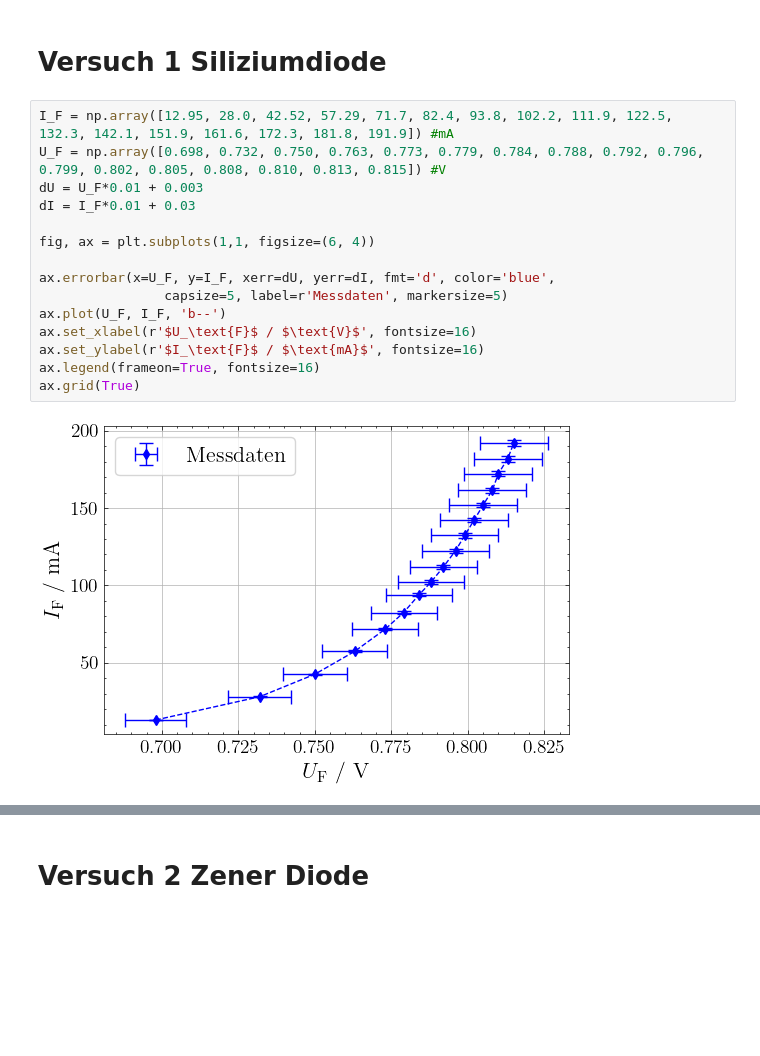
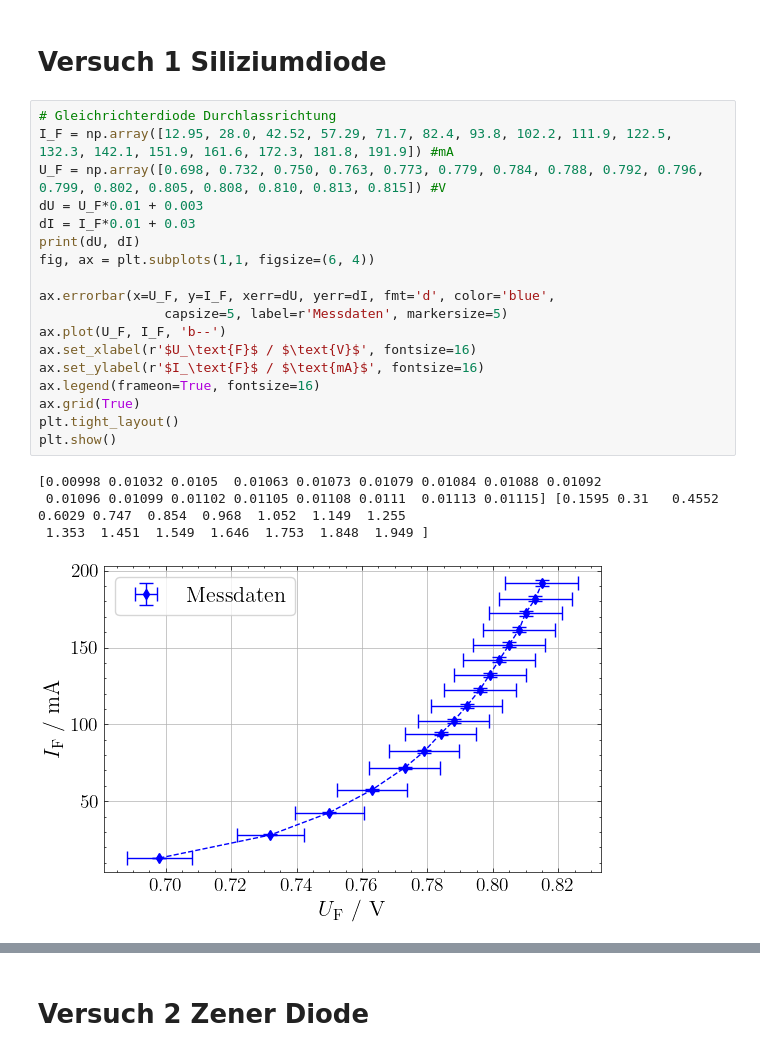
Before and after one commit to eudaemon3/Labor-Experimentalphysik-2, a Jupyter notebook: 05_Halbleiterdiode/Auswertung.ipynb, the cells around one changed output, grey strips where cells are left out. Saved outputs shown, nothing was run; the diff lists cells and outputs as text; blank space fills up the shorter version.

```diff
--- a/05_Halbleiterdiode/Auswertung.ipynb
+++ b/05_Halbleiterdiode/Auswertung.ipynb
@@ -25,20 +25,26 @@ def get_all_csv() -> list[str]:
 # %% [markdown]
 # Versuch 1 Siliziumdiode
 # %%
+# Gleichrichterdiode Durchlassrichtung
 I_F = np.array([12.95, 28.0, 42.52, 57.29, 71.7, 82.4, 93.8, 102.2, 111.9, 122.5, 132.3, 142.1, 151.9, 161.6, 172.3, 181.8, 191.9]) #mA
 U_F = np.array([0.698, 0.732, 0.750, 0.763, 0.773, 0.779, 0.784, 0.788, 0.792, 0.796, 0.799, 0.802, 0.805, 0.808, 0.810, 0.813, 0.815]) #V
 dU = U_F*0.01 + 0.003
 dI = I_F*0.01 + 0.03
-
+print(dU, dI)
 fig, ax = plt.subplots(1,1, figsize=(6, 4))
 
 ax.errorbar(x=U_F, y=I_F, xerr=dU, yerr=dI, fmt='d', color='blue',
                 capsize=5, label=r'Messdaten', markersize=5)
 ax.plot(U_F, I_F, 'b--')
 ax.set_xlabel(r'$U_\text{F}$ / $\text{V}$', fontsize=16)
 ax.set_ylabel(r'$I_\text{F}$ / $\text{mA}$', fontsize=16)
 ax.legend(frameon=True, fontsize=16)
 ax.grid(True)
+plt.tight_layout()
+plt.show()
 # %% [output]
+[0.00998 0.01032 0.0105  0.01063 0.01073 0.01079 0.01084 0.01088 0.01092
+ 0.01096 0.01099 0.01102 0.01105 0.01108 0.0111  0.01113 0.01115] [0.1595 0.31   0.4552 0.6029 0.747  0.854  0.968  1.052  1.149  1.255
+ 1.353  1.451  1.549  1.646  1.753  1.848  1.949 ]
-[figure, old version]
+[figure, new version]
 # %%
```
Also changed, not shown: parts of 8 cells of this notebook, 4 other files.
